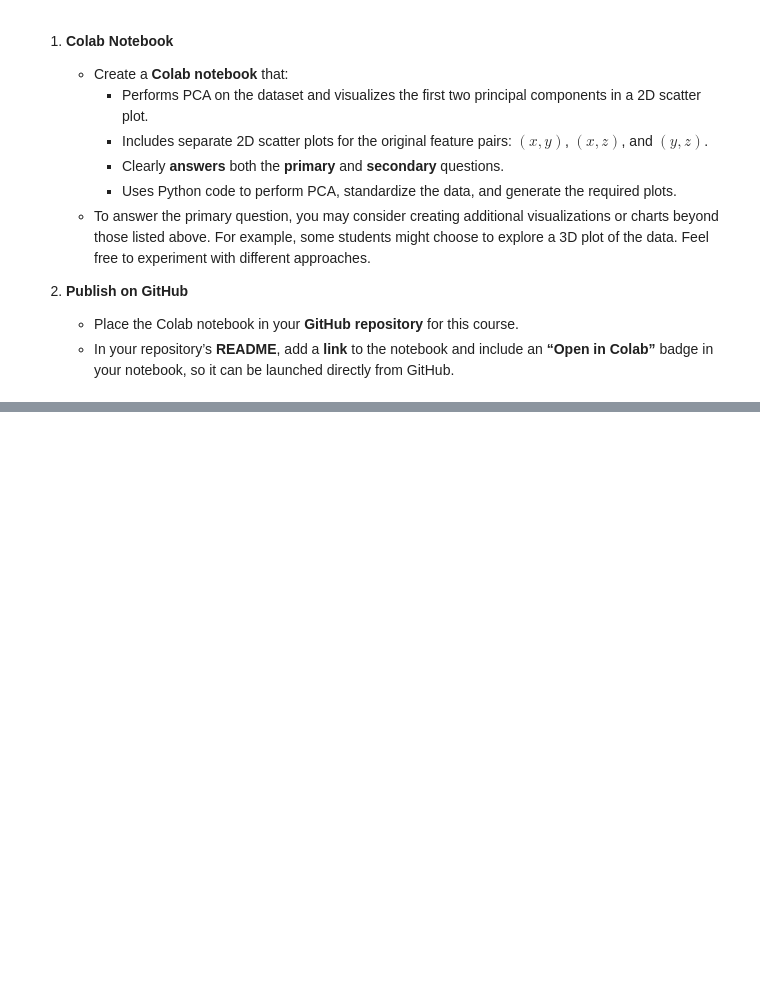
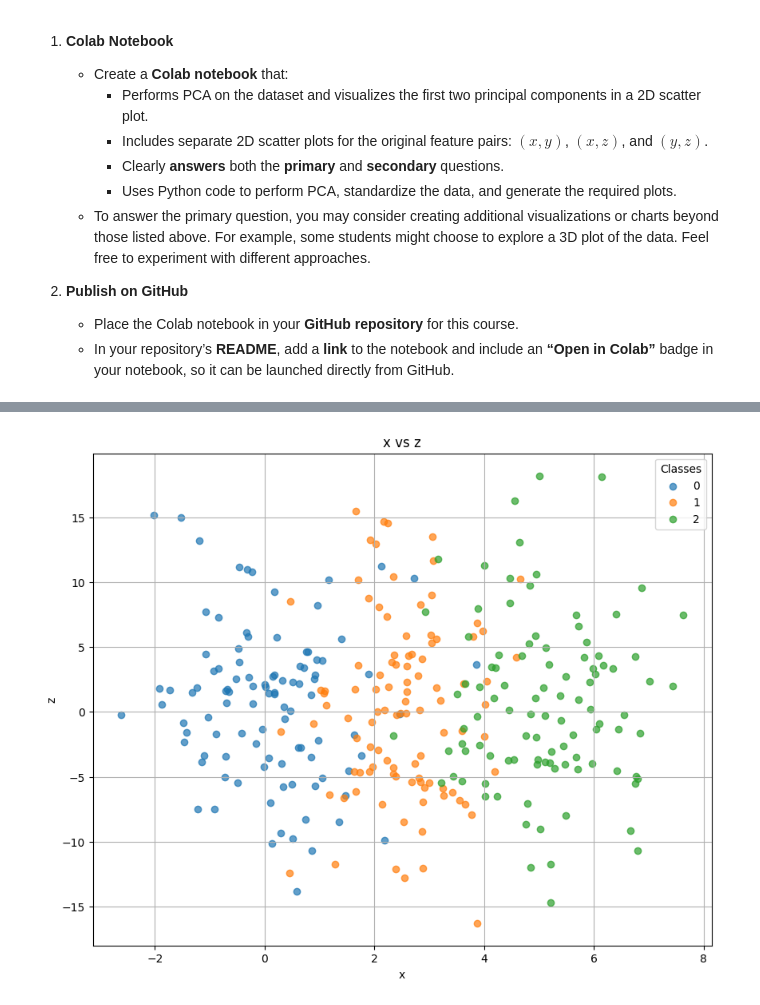
Before and after one commit to kussy29/machine_learning, a Jupyter notebook: lab01_pca.ipynb, the cells around one changed output, grey strips where cells are left out. Drawn from its saved outputs; the diff is of its cells as text; code cells hidden in the pictures; blank space fills up the shorter version.

```diff
--- a/lab01_pca.ipynb
+++ b/lab01_pca.ipynb
@@ -747,0 +778,17 @@ Remember: before applying PCA, **standardize** the data so that each feature has
+# %%
+plt.figure(figsize=(10, 8))
+classes = np.unique(y)
+
+for class_label in classes:
+    subset = df[df['class'] == class_label]
+    plt.scatter(subset['x'], subset['z'], label=class_label, alpha=0.7)
+
+
+plt.xlabel("x")
+plt.ylabel("z")
+plt.title("x vs z")
+plt.legend(title="Classes")
+plt.grid(True)
+plt.show()
+# %% [output]
+[figure, added]
```
Also changed, not shown: parts of 12 cells of this notebook.
